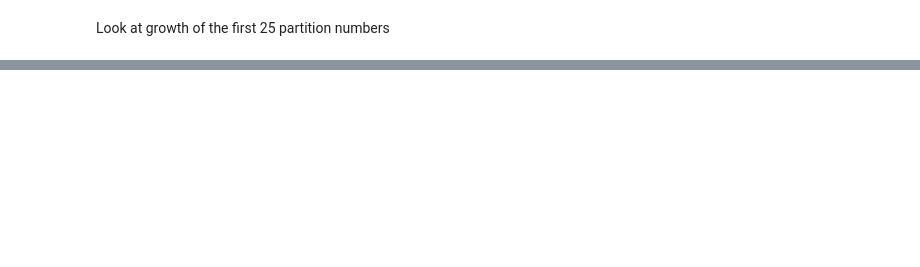
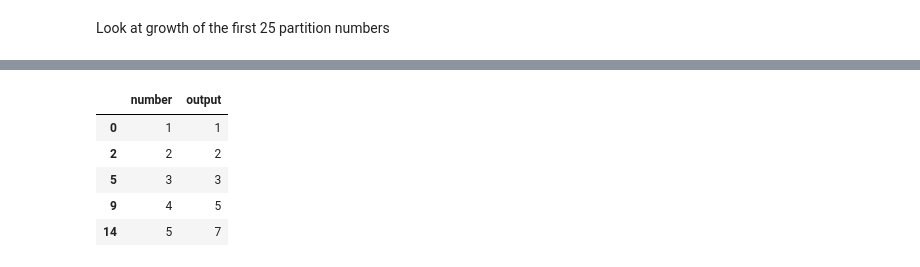
Before and after one commit to lejaja9/Riddlers, a Jupyter notebook: Riddles/Euler_78.ipynb, the cells around one changed output, grey strips where cells are left out. Saved outputs shown, nothing was run; the diff lists cells and outputs as text; code cells hidden in the pictures; blank space fills up the shorter version.

```diff
--- a/Riddles/Euler_78.ipynb
+++ b/Riddles/Euler_78.ipynb
@@ -78,0 +102,11 @@ NameError: name 'df1' is not defined
+# %%
+df_partition = df_merged[(df_merged['number'] == df_merged['subpartition'])][['number', 'output']]
+
+df_partition.head()
+# %% [output]
+|  | number | output |
+| 0 | 1 | 1 |
+| 2 | 2 | 2 |
+| 5 | 3 | 3 |
+| 9 | 4 | 5 |
+| 14 | 5 | 7 |
```
Also changed, not shown: parts of 8 cells of this notebook, 2 other files.
